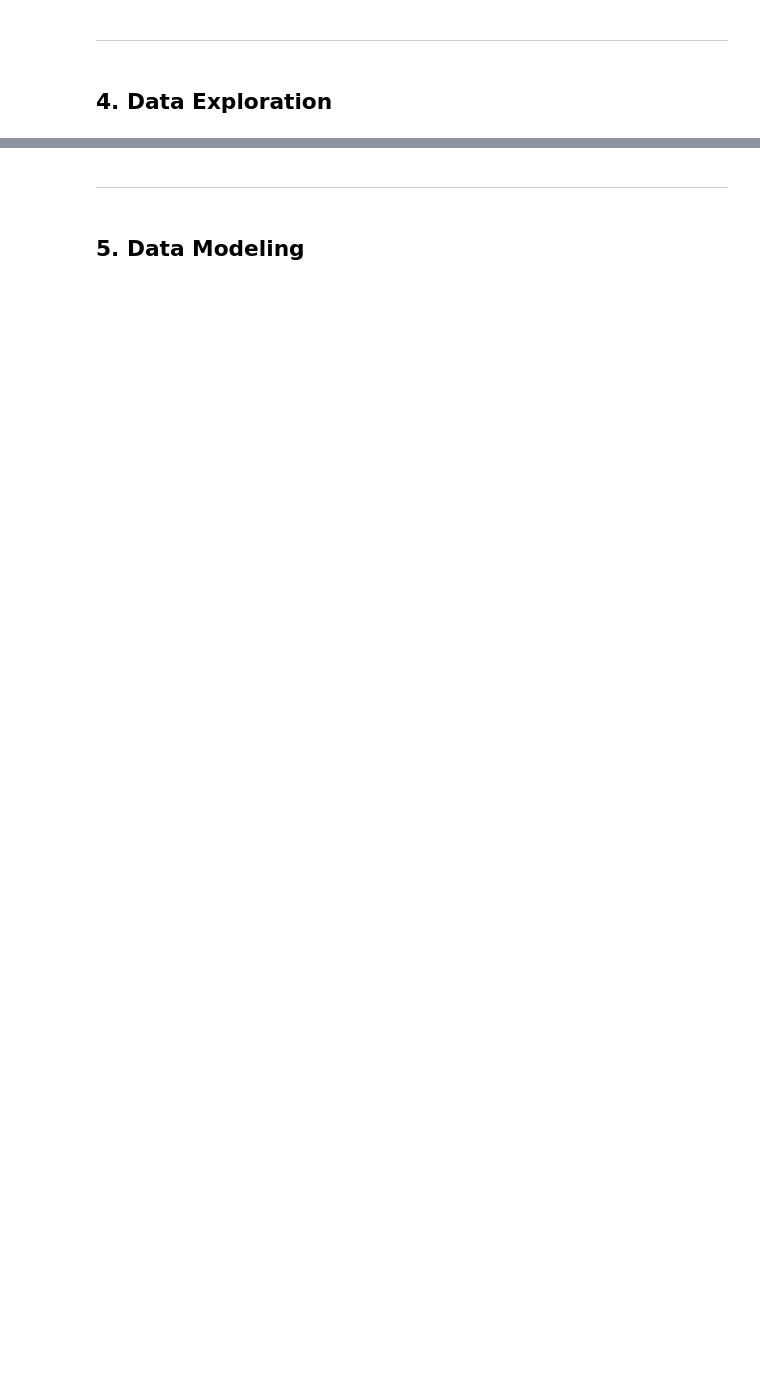
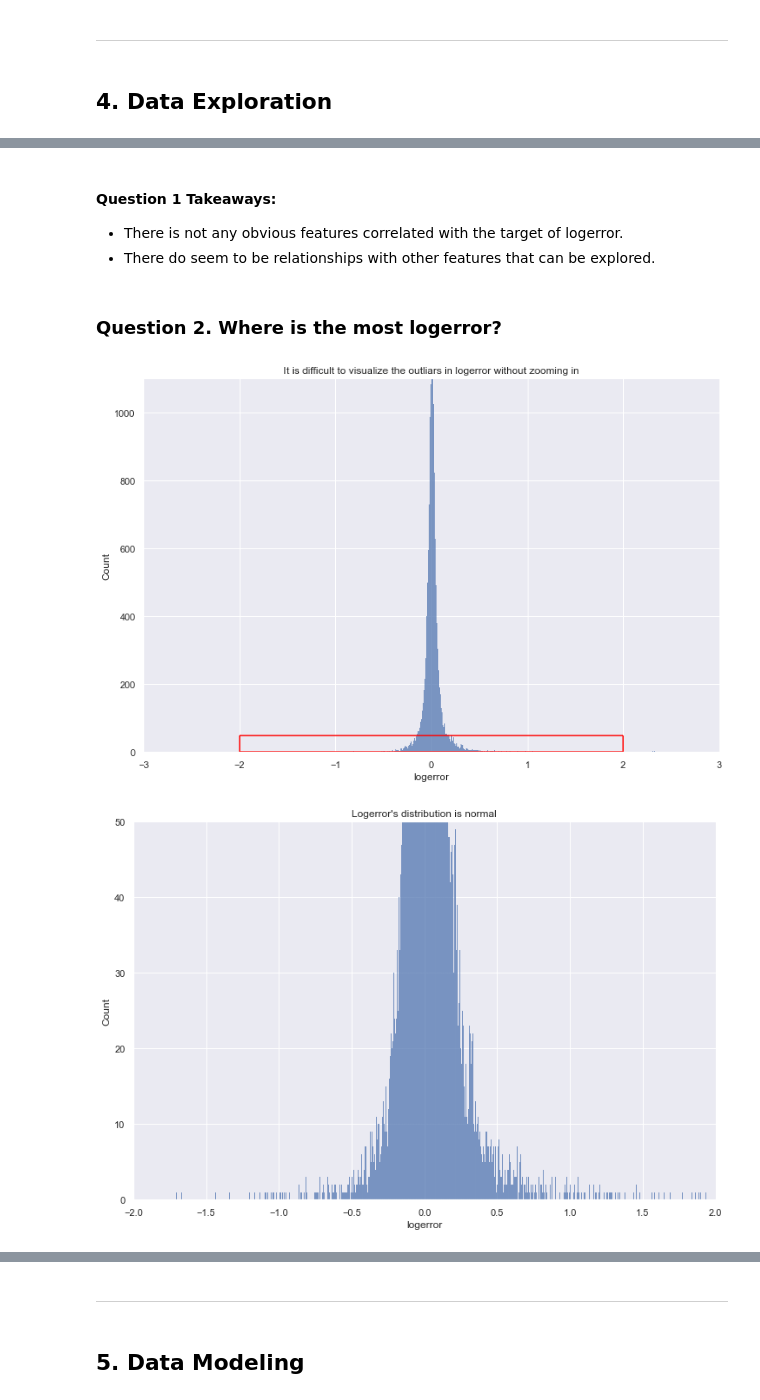
Before and after one commit to zillow-cluster-project/zillow-cluster-repo, a Jupyter notebook: final_report.ipynb, the cells around one changed output, grey strips where cells are left out. Saved outputs shown, nothing was run; the diff lists cells and outputs as text; code cells hidden in the pictures; blank space fills up the shorter version.

```diff
--- a/final_report.ipynb
+++ b/final_report.ipynb
@@ -119,0 +171,11 @@ In this step, I called my acquire_zillow function from wrangle.py. This function
+# %% [markdown]
+#### Question 1 Takeaways:
+- There is not any obvious features correlated with the target of logerror.
+- There do seem to be relationships with other features that can be explored.
+# %% [markdown]
+### Question 2. Where is the most logerror?
+# %%
+explore.get_q2_vis(train)
+# %% [output]
+[figure, added]
+[figure, added]
```
Also changed, not shown: parts of 38 cells of this notebook, 2 other files.
